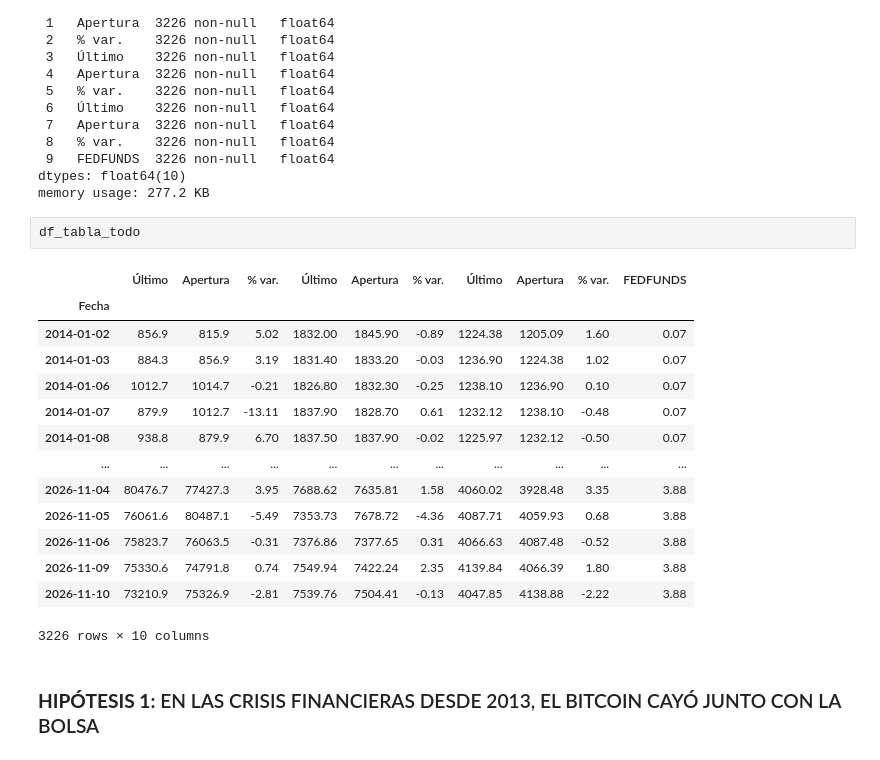
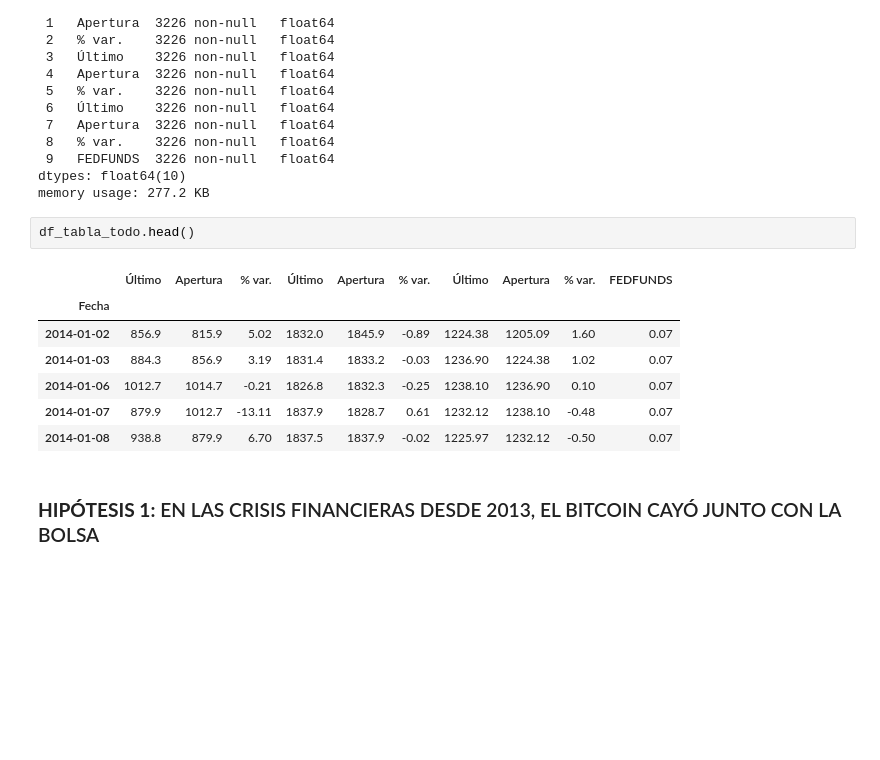
Before and after one commit to Jokinfs/EDA, a Jupyter notebook: Archivos/codigo/Limpieza.ipynb, the cells around one changed output. Saved outputs shown, nothing was run; the diff lists cells and outputs as text; blank space fills up the shorter version.

```diff
--- a/Archivos/codigo/Limpieza.ipynb
+++ b/Archivos/codigo/Limpieza.ipynb
@@ -375,22 +375,15 @@ Data columns (total 10 columns):
 dtypes: float64(10)
 memory usage: 277.2 KB
 # %%
-df_tabla_todo
+df_tabla_todo.head()
 # %% [output]
 |  | Último | Apertura | % var. | Último | Apertura | % var. | Último | Apertura | % var. | FEDFUNDS |
 | Fecha |  |  |  |  |  |  |  |  |  |  |
-| 2014-01-02 | 856.9 | 815.9 | 5.02 | 1832.00 | 1845.90 | -0.89 | 1224.38 | 1205.09 | 1.60 | 0.07 |
-| 2014-01-03 | 884.3 | 856.9 | 3.19 | 1831.40 | 1833.20 | -0.03 | 1236.90 | 1224.38 | 1.02 | 0.07 |
-| 2014-01-06 | 1012.7 | 1014.7 | -0.21 | 1826.80 | 1832.30 | -0.25 | 1238.10 | 1236.90 | 0.10 | 0.07 |
-| 2014-01-07 | 879.9 | 1012.7 | -13.11 | 1837.90 | 1828.70 | 0.61 | 1232.12 | 1238.10 | -0.48 | 0.07 |
-| 2014-01-08 | 938.8 | 879.9 | 6.70 | 1837.50 | 1837.90 | -0.02 | 1225.97 | 1232.12 | -0.50 | 0.07 |
-| ... | ... | ... | ... | ... | ... | ... | ... | ... | ... | ... |
-| 2026-11-04 | 80476.7 | 77427.3 | 3.95 | 7688.62 | 7635.81 | 1.58 | 4060.02 | 3928.48 | 3.35 | 3.88 |
-| 2026-11-05 | 76061.6 | 80487.1 | -5.49 | 7353.73 | 7678.72 | -4.36 | 4087.71 | 4059.93 | 0.68 | 3.88 |
-| 2026-11-06 | 75823.7 | 76063.5 | -0.31 | 7376.86 | 7377.65 | 0.31 | 4066.63 | 4087.48 | -0.52 | 3.88 |
-| 2026-11-09 | 75330.6 | 74791.8 | 0.74 | 7549.94 | 7422.24 | 2.35 | 4139.84 | 4066.39 | 1.80 | 3.88 |
-| 2026-11-10 | 73210.9 | 75326.9 | -2.81 | 7539.76 | 7504.41 | -0.13 | 4047.85 | 4138.88 | -2.22 | 3.88 |
+| 2014-01-02 | 856.9 | 815.9 | 5.02 | 1832.0 | 1845.9 | -0.89 | 1224.38 | 1205.09 | 1.60 | 0.07 |
+| 2014-01-03 | 884.3 | 856.9 | 3.19 | 1831.4 | 1833.2 | -0.03 | 1236.90 | 1224.38 | 1.02 | 0.07 |
+| 2014-01-06 | 1012.7 | 1014.7 | -0.21 | 1826.8 | 1832.3 | -0.25 | 1238.10 | 1236.90 | 0.10 | 0.07 |
+| 2014-01-07 | 879.9 | 1012.7 | -13.11 | 1837.9 | 1828.7 | 0.61 | 1232.12 | 1238.10 | -0.48 | 0.07 |
+| 2014-01-08 | 938.8 | 879.9 | 6.70 | 1837.5 | 1837.9 | -0.02 | 1225.97 | 1232.12 | -0.50 | 0.07 |
-3226 rows × 10 columns
 # %% [markdown]
 ### **HIPÓTESIS 1:** EN LAS CRISIS FINANCIERAS DESDE 2013, EL BITCOIN CAYÓ JUNTO CON LA BOLSA
 # %% [markdown]
```
Also changed, not shown: parts of 14 cells of this notebook, 14 other files.
